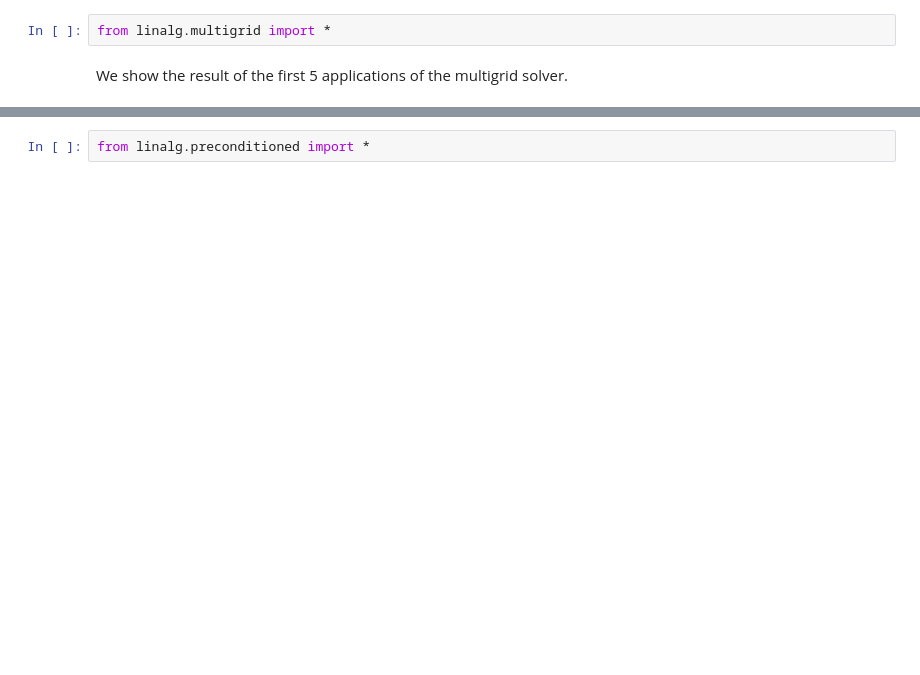
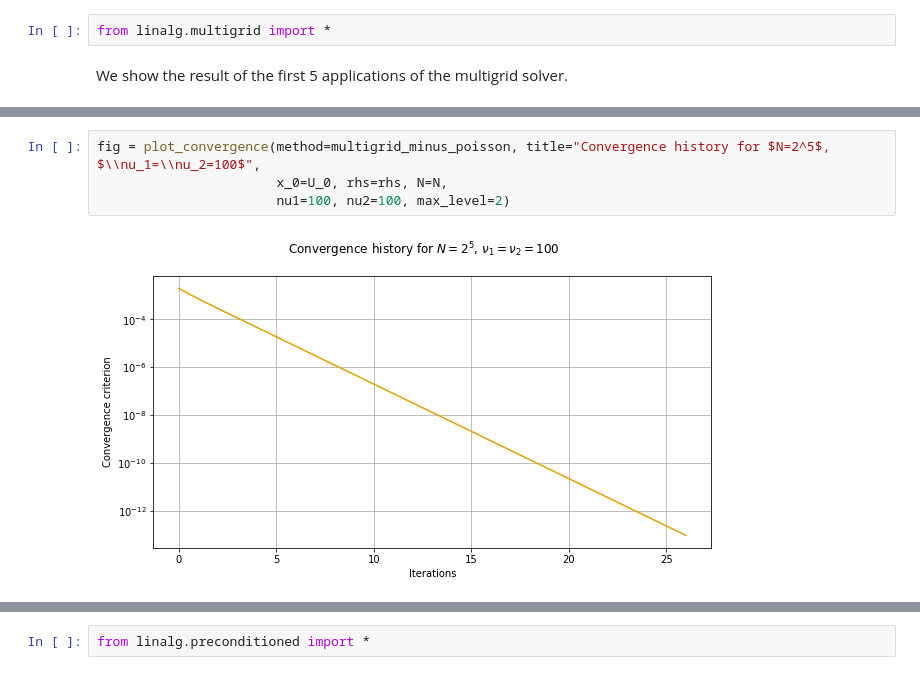
Before and after one commit to alexarntzen/num-linalg, a Jupyter notebook: report/project_part1.ipynb, the cells around one changed output, grey strips where cells are left out. Saved outputs shown, nothing was run; the diff lists cells and outputs as text; blank space fills up the shorter version.

```diff
--- a/report/project_part1.ipynb
+++ b/report/project_part1.ipynb
@@ -86,0 +117,6 @@ Plot convergence history of $N=2^5$ for the multigrid solver:
+# %%
+fig = plot_convergence(method=multigrid_minus_poisson, title="Convergence history for $N=2^5$, $\\nu_1=\\nu_2=100$",
+                       x_0=U_0, rhs=rhs, N=N,
+                       nu1=100, nu2=100, max_level=2)
+# %% [output]
+[figure, added]
```
Also changed, not shown: parts of 28 cells of this notebook.
